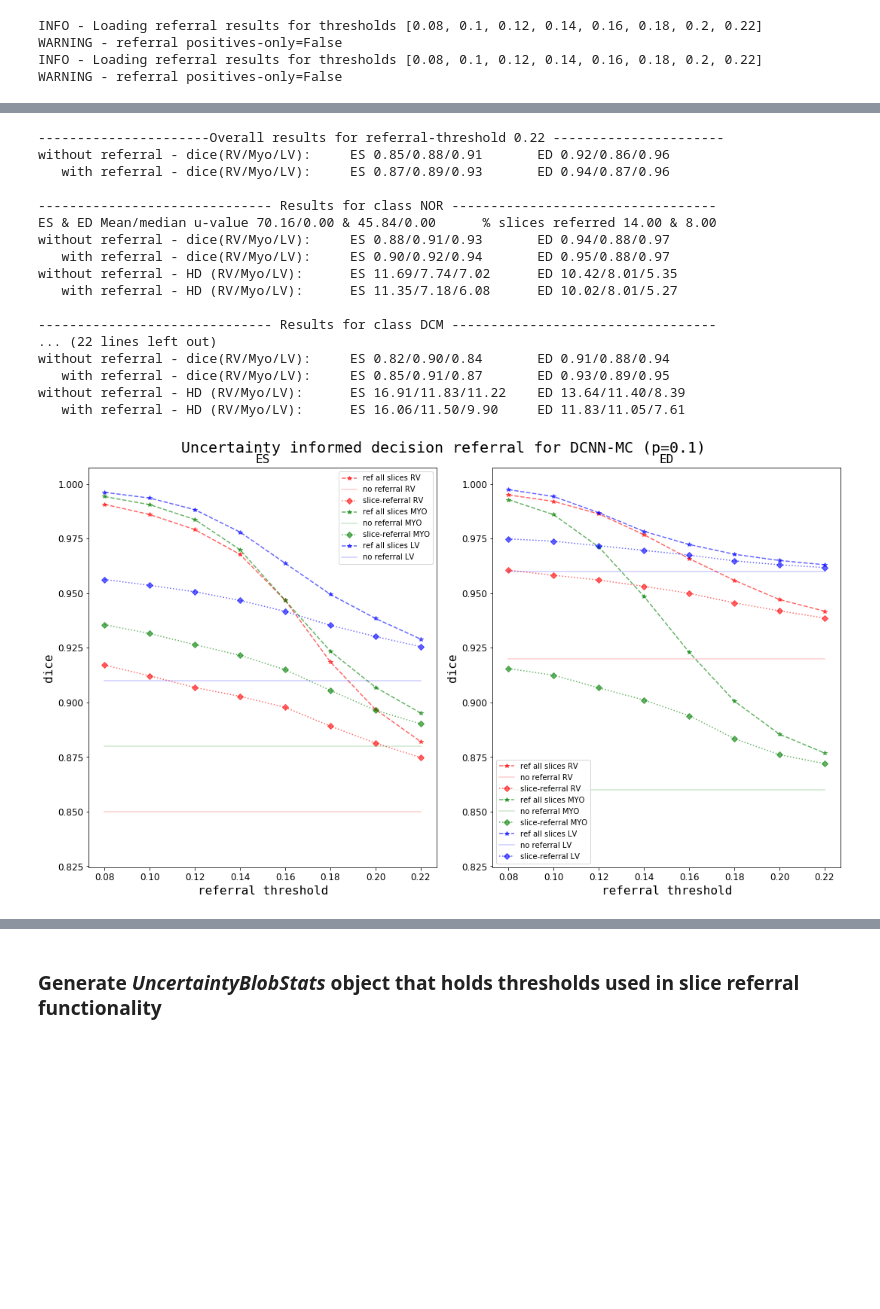
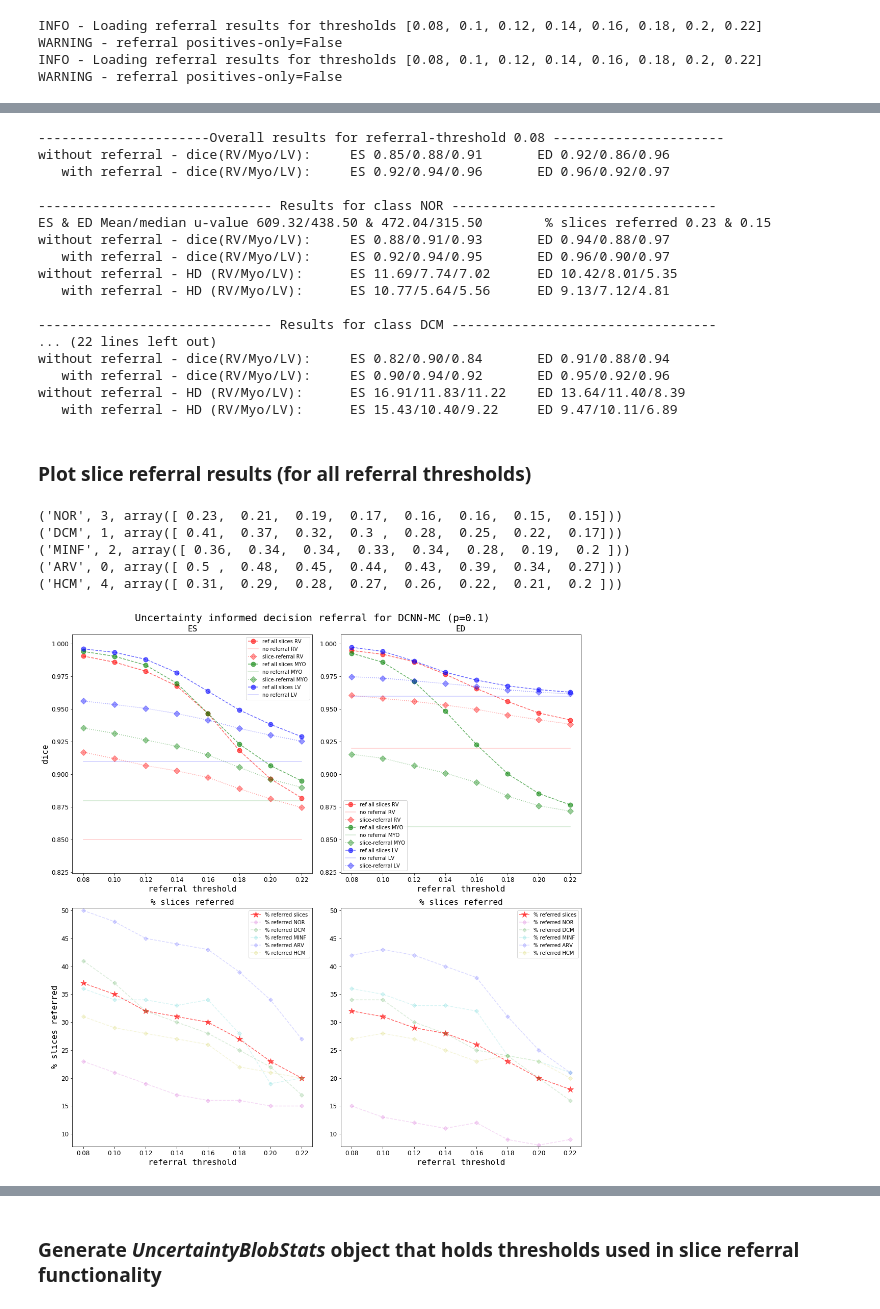
Before and after one commit to toologicbv/dcnn_acdc, a Jupyter notebook: notebooks/referral_test.ipynb, the cells around one changed output, grey strips where cells are left out. Drawn from its saved outputs; the diff is of its cells as text; code cells hidden in the pictures; blank space fills up the shorter version.

Commit message:
busy implementing procedure rescale_slice_referral_histograms in referral_results.py

```diff
--- a/notebooks/referral_test.ipynb
+++ b/notebooks/referral_test.ipynb
@@ -162,28 +180,35 @@ print(ref_slice_results.total_num_of_slices_referred[0.22] * 1./951)
 # %%
 from plotting.referral_stats_plots import show_referral_results
 
-show_referral_results(ref_slice_results, referral_threshold=0.22, per_disease=True)
+show_referral_results(ref_slice_results, referral_threshold=0.08, per_disease=True)
 # %% [output]
-----------------------Overall results for referral-threshold 0.22 ----------------------
+----------------------Overall results for referral-threshold 0.08 ----------------------
 without referral - dice(RV/Myo/LV):     ES 0.85/0.88/0.91       ED 0.92/0.86/0.96
-   with referral - dice(RV/Myo/LV):     ES 0.87/0.89/0.93       ED 0.94/0.87/0.96
+   with referral - dice(RV/Myo/LV):     ES 0.92/0.94/0.96       ED 0.96/0.92/0.97
 
 ------------------------------ Results for class NOR ----------------------------------
-ES & ED Mean/median u-value 70.16/0.00 & 45.84/0.00      % slices referred 14.00 & 8.00
+ES & ED Mean/median u-value 609.32/438.50 & 472.04/315.50        % slices referred 0.23 & 0.15
 without referral - dice(RV/Myo/LV):     ES 0.88/0.91/0.93       ED 0.94/0.88/0.97
-   with referral - dice(RV/Myo/LV):     ES 0.90/0.92/0.94       ED 0.95/0.88/0.97
+   with referral - dice(RV/Myo/LV):     ES 0.92/0.94/0.95       ED 0.96/0.90/0.97
 without referral - HD (RV/Myo/LV):      ES 11.69/7.74/7.02      ED 10.42/8.01/5.35
-   with referral - HD (RV/Myo/LV):      ES 11.35/7.18/6.08      ED 10.02/8.01/5.27
+   with referral - HD (RV/Myo/LV):      ES 10.77/5.64/5.56      ED 9.13/7.12/4.81
 
 ------------------------------ Results for class DCM ----------------------------------
 ... (22 lines left out)
 without referral - dice(RV/Myo/LV):     ES 0.82/0.90/0.84       ED 0.91/0.88/0.94
-   with referral - dice(RV/Myo/LV):     ES 0.85/0.91/0.87       ED 0.93/0.89/0.95
+   with referral - dice(RV/Myo/LV):     ES 0.90/0.94/0.92       ED 0.95/0.92/0.96
 without referral - HD (RV/Myo/LV):      ES 16.91/11.83/11.22    ED 13.64/11.40/8.39
-   with referral - HD (RV/Myo/LV):      ES 16.06/11.50/9.90     ED 11.83/11.05/7.61
+   with referral - HD (RV/Myo/LV):      ES 15.43/10.40/9.22     ED 9.47/10.11/6.89
+# %% [markdown]
+### Plot slice referral results (for all referral thresholds)
 # %%
 model_name = "DCNN-MC (p=0.1)"
 plot_referral_results(ref_results, ref_slice_results=ref_slice_results,
-                      width=16 , height=9, do_save=False, model_name=model_name)
+                      width=16 , height=16, do_save=False, model_name=model_name)
 # %% [output]
+('NOR', 3, array([ 0.23,  0.21,  0.19,  0.17,  0.16,  0.16,  0.15,  0.15]))
+('DCM', 1, array([ 0.41,  0.37,  0.32,  0.3 ,  0.28,  0.25,  0.22,  0.17]))
+('MINF', 2, array([ 0.36,  0.34,  0.34,  0.33,  0.34,  0.28,  0.19,  0.2 ]))
+('ARV', 0, array([ 0.5 ,  0.48,  0.45,  0.44,  0.43,  0.39,  0.34,  0.27]))
+('HCM', 4, array([ 0.31,  0.29,  0.28,  0.27,  0.26,  0.22,  0.21,  0.2 ]))
-[figure, old version]
+[figure, new version]
```
Also changed, not shown: parts of 5 cells of this notebook, 6 other files.
